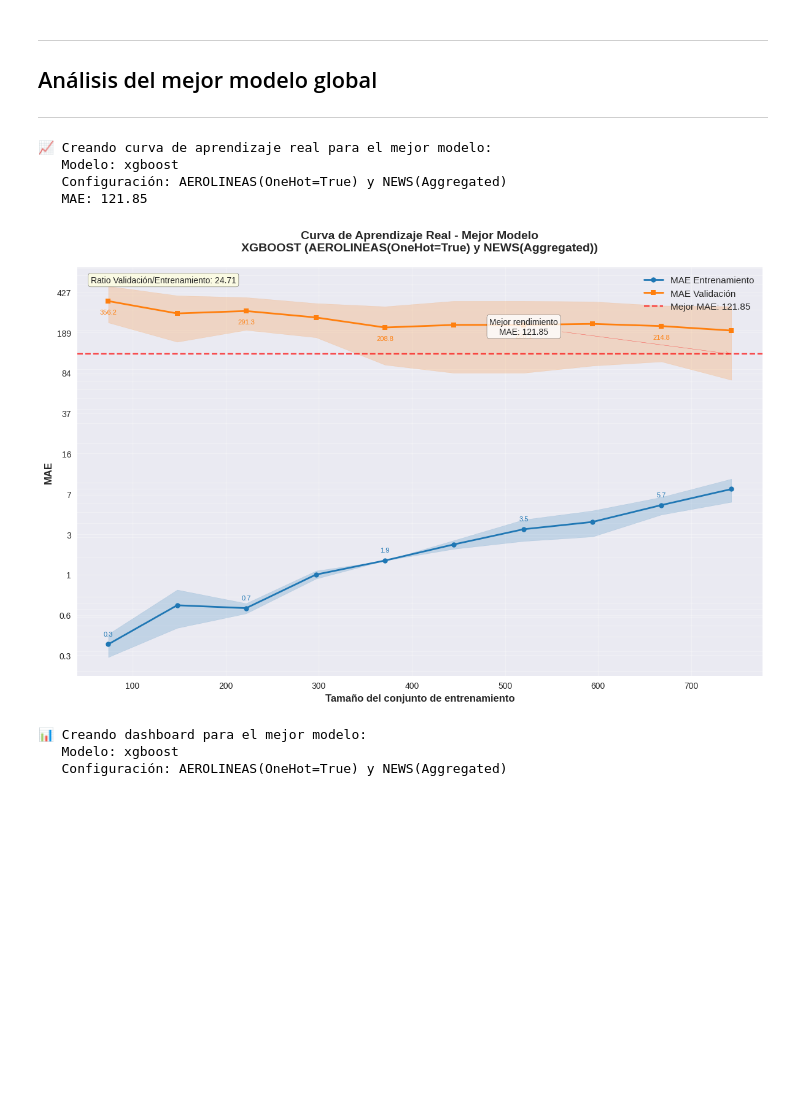
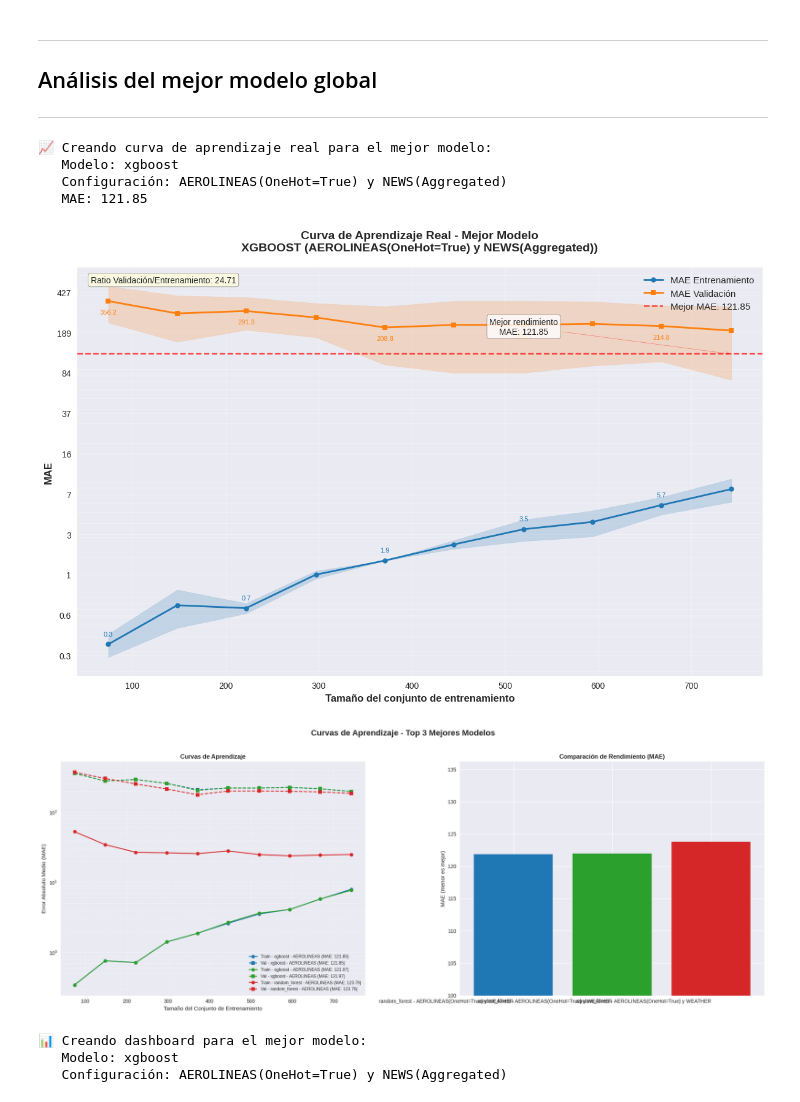
Before and after one commit to tonycp/ml-project, a Jupyter notebook: models/analyse_results.ipynb, the cells around one changed output. Saved outputs shown, nothing was run; the diff lists cells and outputs as text; code cells hidden in the pictures; blank space fills up the shorter version.

```diff
--- a/models/analyse_results.ipynb
+++ b/models/analyse_results.ipynb
@@ -645,7 +644,7 @@ create_combined_plots(df_results)
 ## Análisis del mejor modelo global
 ---
 # %%
-def create_learning_curve_plot(json_file_path):
+def create_learning_curve_plot_old(json_file_path):
     """
     Crea una visualización de la curva de aprendizaje del mejor modelo usando datos reales.
 
@@ -774,3 +773,20 @@ def create_learning_curve_plot(json_file_path):
 
     except Exception as e:
         print(f"❌ Error creando curva de aprendizaje: {e}")
+# %%
+def safe_convert_array(data_str):
+    """Convierte de forma segura un string que representa un array a un array de numpy."""
+    if isinstance(data_str, (list, np.ndarray)):
+        return np.array(data_str, dtype=float)
+    if not isinstance(data_str, str):
+        return np.array([])
+    try:
+        # Limpieza robusta del string
+        clean_str = data_str.strip().replace('[', '').replace(']', '').replace('\n', ' ')
+        # Eliminar espacios múltiples
+        clean_str = ' '.join(clean_str.split())
+        if not clean_str:
+            return np.array([])
+        return np.array([float(x) for x in clean_str.split()])
+    except (ValueError, SyntaxError):
+        return np.array([])
@@ -1189,14 +1261,18 @@ def plot_residuals_analysis(json_file_path, output_dir="train_results"):
         import traceback
         traceback.print_exc()
         return None
+# %%
+create_learning_curve_plot_old(json_file_path)
+# %% [output]
+📈 Creando curva de aprendizaje real para el mejor modelo:
+   Modelo: xgboost
+   Configuración: AEROLINEAS(OneHot=True) y NEWS(Aggregated)
+   MAE: 121.85
+[figure, added]
 # %%
-create_learning_curve_plot(json_file_path)
+create_learning_curve_plot(json_file_path, top_n=3)
 # %% [output]
-📈 Creando curva de aprendizaje real para el mejor modelo:
-   Modelo: xgboost
-   Configuración: AEROLINEAS(OneHot=True) y NEWS(Aggregated)
-   MAE: 121.85
-[figure, old version]
+[figure, new version]
 # %%
 plot_model_analysis_dashboard(json_file_path)
 # %% [output]
```
Also changed, not shown: parts of 12 cells of this notebook, 2 other files.
